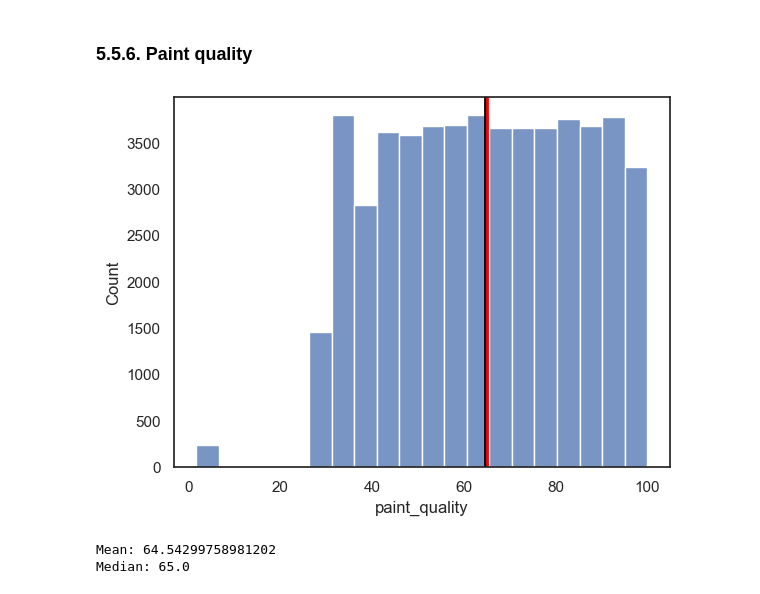
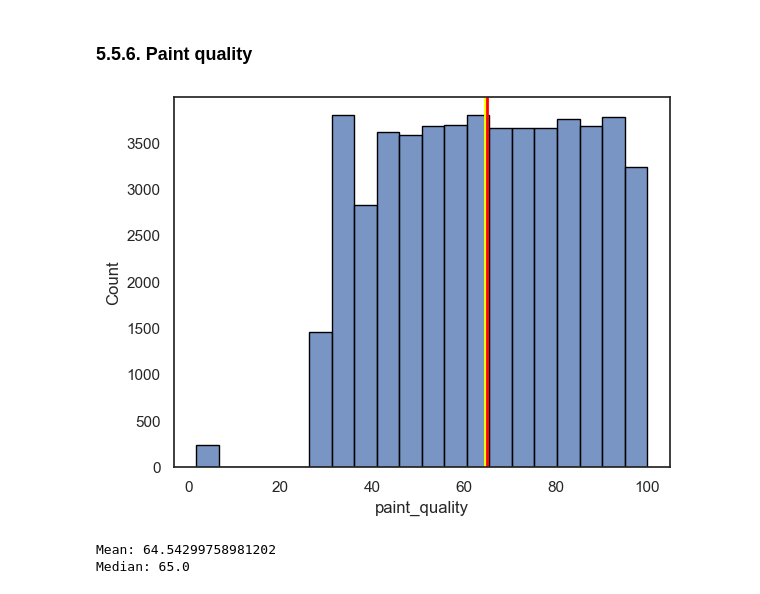
Before and after one commit to TheFriendlyTwin/Group14-Cars4You-Project, a Jupyter notebook: todo_28.10.ipynb, the cells around one changed output. Saved outputs shown, nothing was run; the diff lists cells and outputs as text; code cells hidden in the pictures.

```diff
--- a/todo_28.10.ipynb
+++ b/todo_28.10.ipynb
@@ -1273,14 +1274,14 @@ median_paint_quality = medians['paint_quality']
 # %%
 fig, ax = plt.subplots()
 
-sns.histplot(paint_quality, bins=20)
+sns.histplot(paint_quality, bins=20, edgecolor='black')
 
-ax.axvline(mean_paint_quality, color='black', linewidth=2)
+ax.axvline(mean_paint_quality, color='yellow', linewidth=2)
 ax.axvline(median_paint_quality, color='red', linewidth=2)
 
 plt.show()
 # %% [output]
-[figure, old version]
+[figure, new version]
 # %%
 print(f'Mean: {mean_paint_quality} \nMedian: {median_paint_quality}')
 # %% [output]
```
Also changed, not shown: parts of 29 cells of this notebook.
